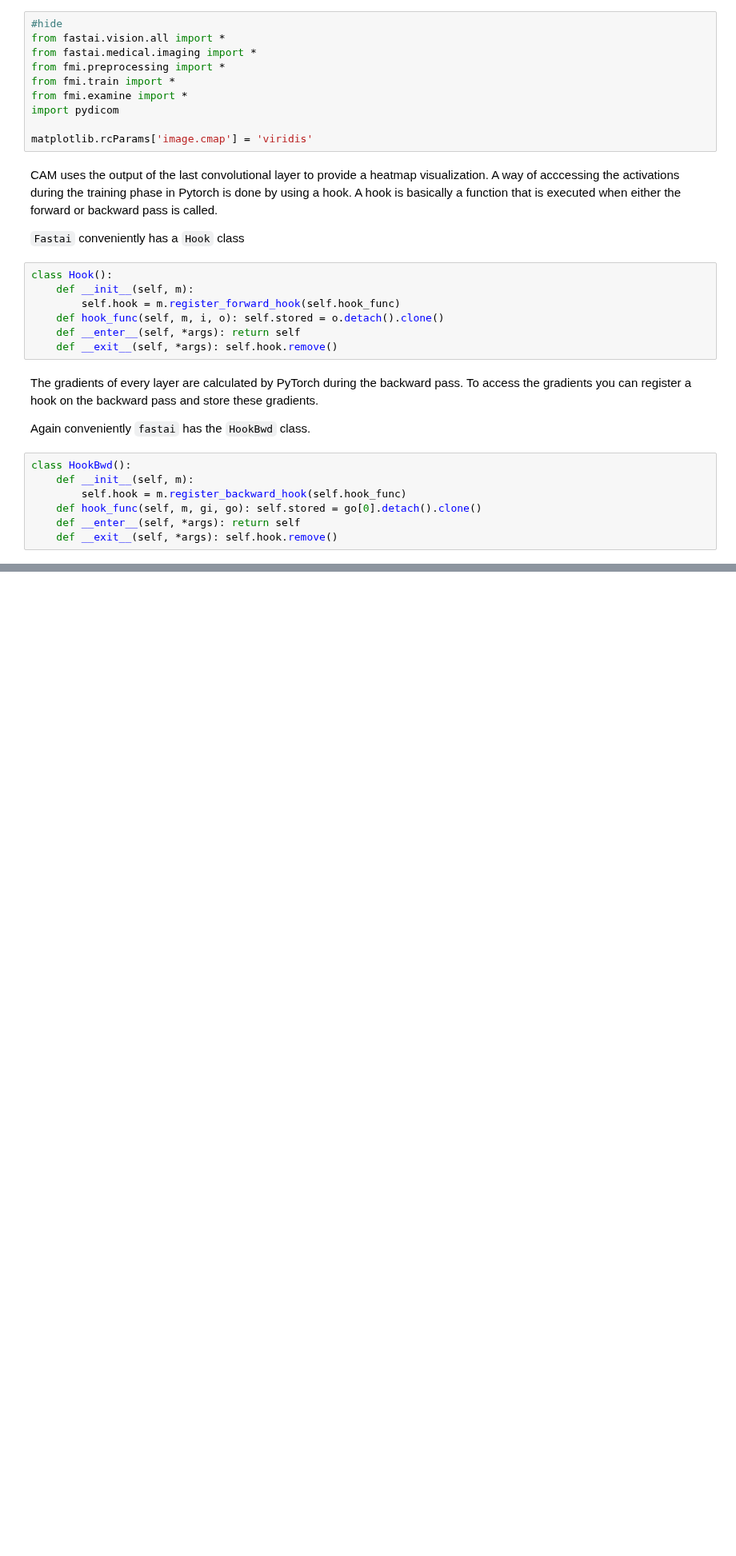
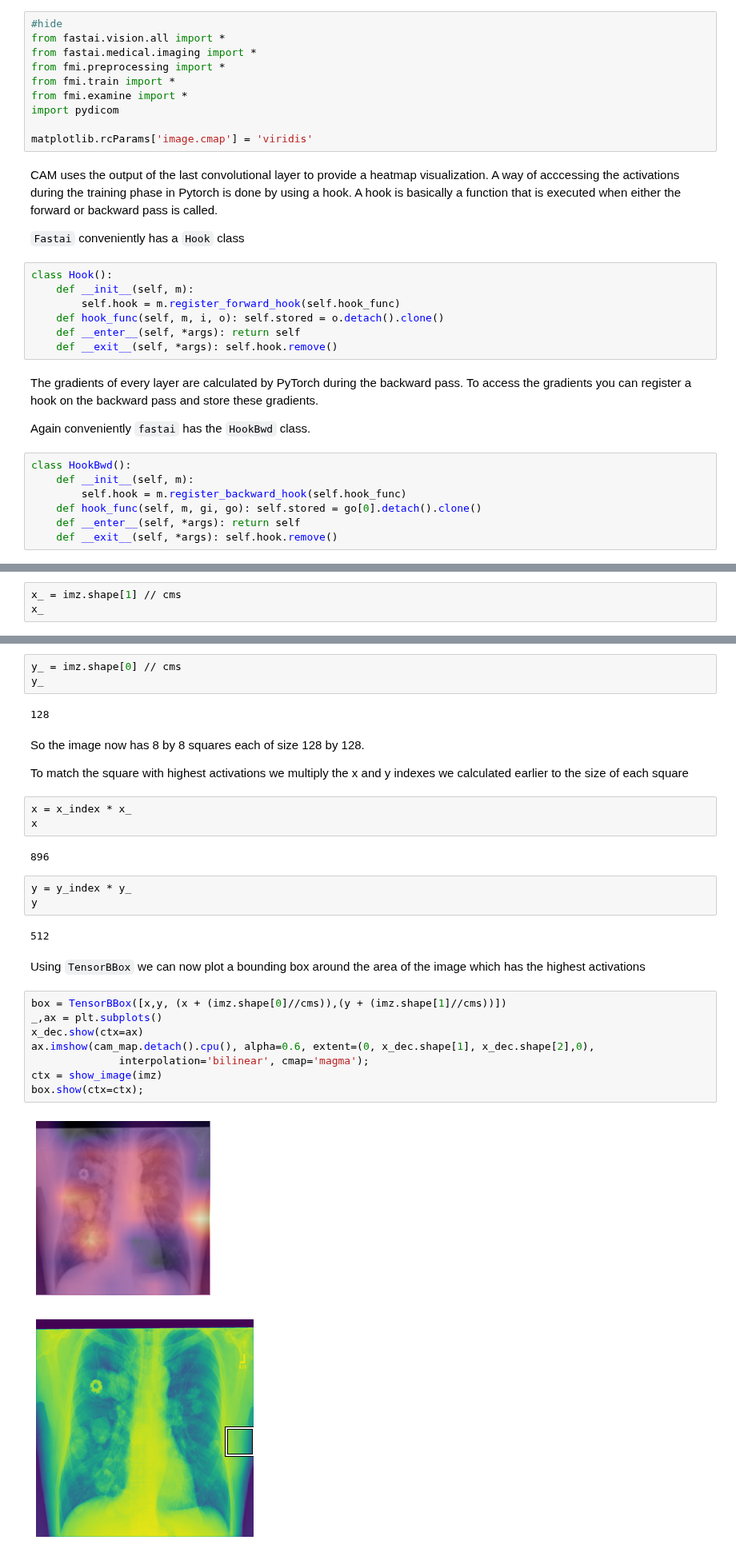
Before and after one commit to asvcode/MedicalImaging, a Jupyter notebook: _notebooks/2021-08-17-Creating_Bounding-Boxes-From-Class-Activation-Maps.ipynb, the cells around one changed output, grey strips where cells are left out. Shown at 80% size. Drawn from its saved outputs; the diff is of its cells as text; blank space fills up the shorter version.

```diff
--- a/_notebooks/2021-08-17-Creating_Bounding-Boxes-From-Class-Activation-Maps.ipynb
+++ b/_notebooks/2021-08-17-Creating_Bounding-Boxes-From-Class-Activation-Maps.ipynb
@@ -47,0 +253,3 @@ class HookBwd():
+# %%
+x_ = imz.shape[1] // cms
+x_
@@ -47,0 +260,32 @@ class HookBwd():
+# %%
+y_ = imz.shape[0] // cms
+y_
+# %% [output]
+128
+# %% [markdown]
+So the image now has 8 by 8 squares each of size 128 by 128.
+
+To match the square with highest activations we multiply the x and y indexes we calculated earlier to the size of each square
+# %%
+x = x_index * x_
+x
+# %% [output]
+896
+# %%
+y = y_index * y_
+y
+# %% [output]
+512
+# %% [markdown]
+Using `TensorBBox` we can now plot a bounding box around the area of the image which has the highest activations
+# %%
+box = TensorBBox([x,y, (x + (imz.shape[0]//cms)),(y + (imz.shape[1]//cms))])
+_,ax = plt.subplots()
+x_dec.show(ctx=ax)
+ax.imshow(cam_map.detach().cpu(), alpha=0.6, extent=(0, x_dec.shape[1], x_dec.shape[2],0),
+              interpolation='bilinear', cmap='magma');
+ctx = show_image(imz)
+box.show(ctx=ctx);
+# %% [output]
+[figure, added]
+[figure, added]
```
Also changed, not shown: parts of 56 cells of this notebook.
